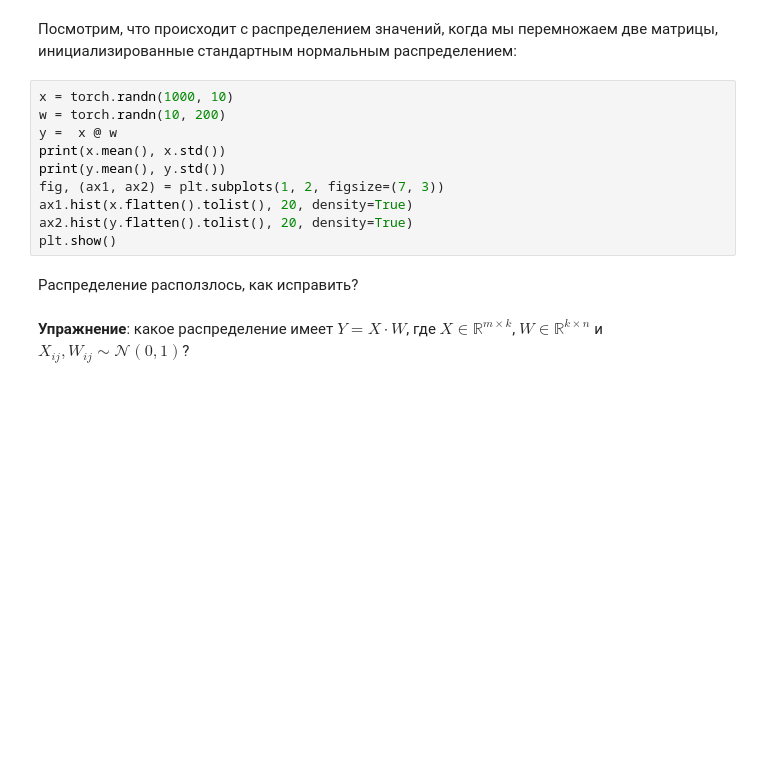
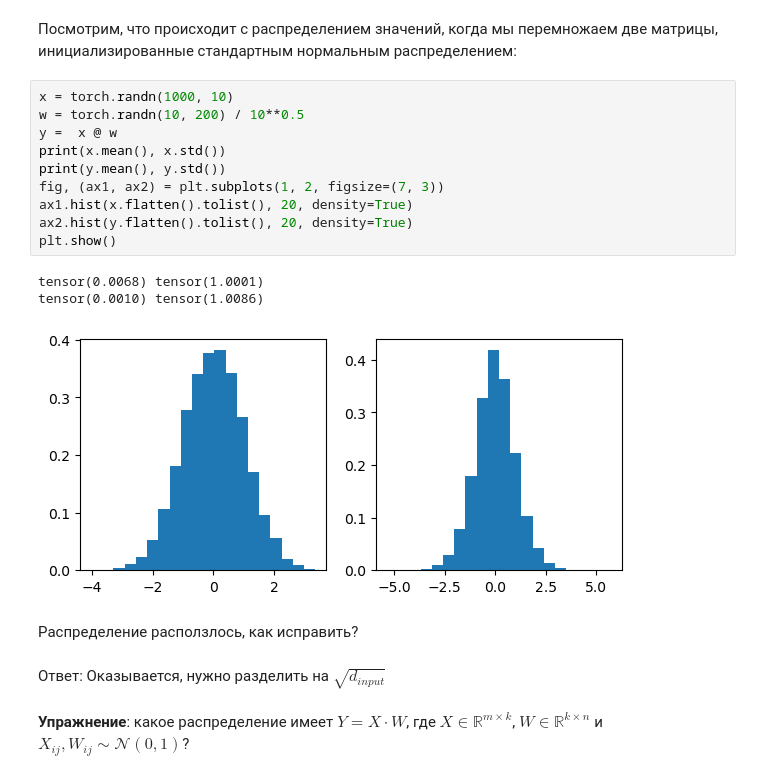
Before and after one commit to sevz9/people_detection, a Jupyter notebook: 03_initialization_batchnorm.ipynb, the cells around one changed output. Saved outputs shown, nothing was run; the diff lists cells and outputs as text; blank space fills up the shorter version.

```diff
--- a/03_initialization_batchnorm.ipynb
+++ b/03_initialization_batchnorm.ipynb
@@ -178,16 +246,23 @@ $$\frac{d(\tanh z)}{dz} = 1 - \tanh^2 z$$
 Посмотрим, что происходит с распределением значений, когда мы перемножаем две матрицы, инициализированные стандартным нормальным распределением:
 # %%
 x = torch.randn(1000, 10)
-w = torch.randn(10, 200)
+w = torch.randn(10, 200) / 10**0.5
 y =  x @ w
 print(x.mean(), x.std())
 print(y.mean(), y.std())
 fig, (ax1, ax2) = plt.subplots(1, 2, figsize=(7, 3))
 ax1.hist(x.flatten().tolist(), 20, density=True)
 ax2.hist(y.flatten().tolist(), 20, density=True)
 plt.show()
+# %% [output]
+tensor(0.0068) tensor(1.0001)
+tensor(0.0010) tensor(1.0086)
+[figure, added]
 # %% [markdown]
 Распределение расползлось, как исправить?
+# %% [markdown]
+
+Ответ: Оказывается, нужно разделить на $\sqrt{d_{input}}$
 # %% [markdown]
 **Упражнение**: какое распределение имеет $Y = X \cdot W$, где $X \in \mathbb{R}^{m \times k}$, $W \in \mathbb{R}^{k \times n}$ и $X_{ij}, W_{ij} \sim \mathcal{N}(0, 1)$?
 # %% [markdown]
```
Also changed, not shown: parts of 22 cells of this notebook.
